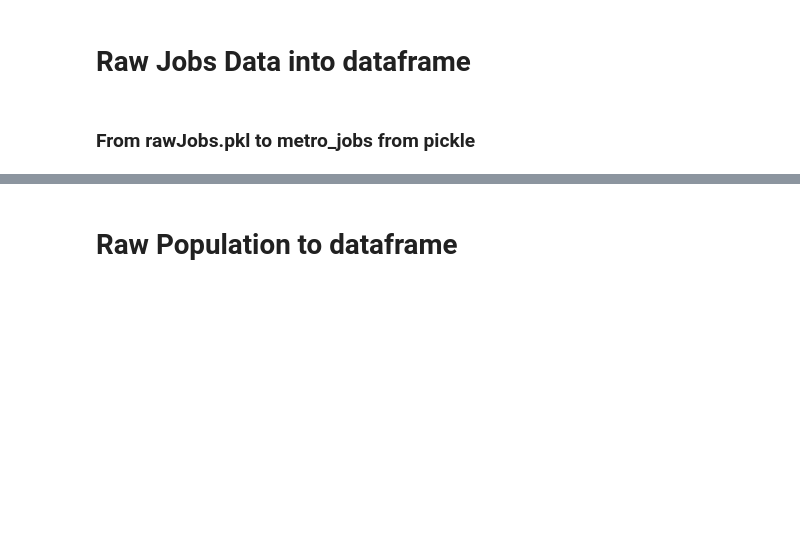
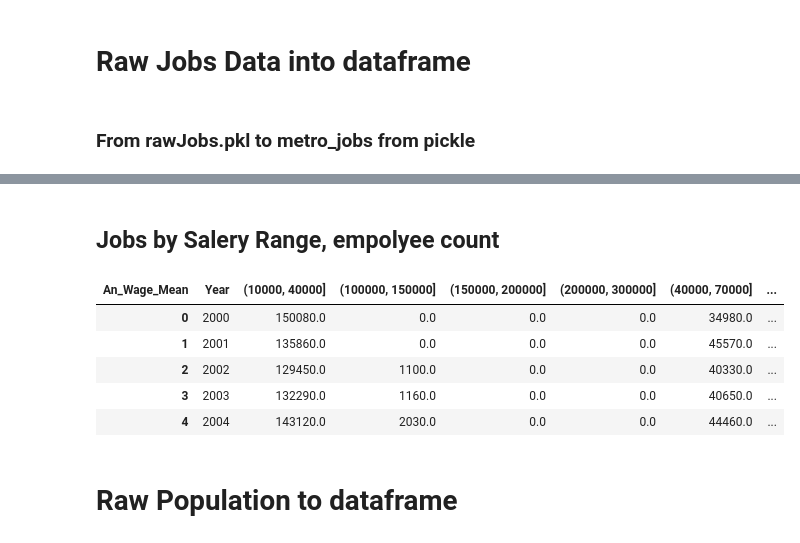
Before and after one commit to b-a-delight/Senior-Project, a Jupyter notebook: Raw_Data_Prep.ipynb, the cells around one changed output, grey strips where cells are left out. Saved outputs shown, nothing was run; the diff lists cells and outputs as text; code cells hidden in the pictures; blank space fills up the shorter version.

```diff
--- a/Raw_Data_Prep.ipynb
+++ b/Raw_Data_Prep.ipynb
@@ -301,0 +329,12 @@ metroJobs.dtypes
+# %%
+metroJobs = pd.read_pickle('metroJobs.pkl')
+
+jobsF = metroJobs[metroJobs['Occ_Sub_Cat_Code'] != '0000']
+jobsF = jobsF[jobsF['Occ_Title'] != 'All Occupations']
+jobsF = jobsF[jobsF['Occ_Title'] != 'Industry Total']
+
+jobsF2 = jobsF[['Year', 'Emp_Count' ,'An_Wage_Mean']]
+jobsF2 = jobsF2[np.isfinite(jobsF2['An_Wage_Mean'])]
+jobsF2['Emp_Count'] = jobsF2['Emp_Count'].fillna(0)
+
+jobsF2.head()
@@ -302,3 +348,24 @@ metroJobs.dtypes
+# %% [markdown]
+## Jobs by Salery Range, empolyee count
+# %%
+df = jobsF2.copy()
+
+
+jobsSalery = df.groupby([df.Year,pd.cut(df.An_Wage_Mean,[10000,40000,70000,100000,150000,200000,300000]).astype(str)])[['Emp_Count']].sum().reset_index()
+
+jobsSalery = pd.pivot(jobsSalery, values = 'Emp_Count', index = 'Year', columns = 'An_Wage_Mean')
+jobsSalery = jobsSalery.reset_index()
+jobsSalery = jobsSalery.replace(np.nan,0)
+
+jobsSalery.to_pickle('jobSalery.pkl')
+jobsSalery.head()
+# %% [output]
+| An_Wage_Mean | Year | (10000, 40000] | (100000, 150000] | (150000, 200000] | (200000, 300000] | (40000, 70000] | ... |
+| 0 | 2000 | 150080.0 | 0.0 | 0.0 | 0.0 | 34980.0 | ... |
+| 1 | 2001 | 135860.0 | 0.0 | 0.0 | 0.0 | 45570.0 | ... |
+| 2 | 2002 | 129450.0 | 1100.0 | 0.0 | 0.0 | 40330.0 | ... |
+| 3 | 2003 | 132290.0 | 1160.0 | 0.0 | 0.0 | 40650.0 | ... |
+| 4 | 2004 | 143120.0 | 2030.0 | 0.0 | 0.0 | 44460.0 | ... |
 # %% [markdown]
 # Raw Population to dataframe
 # %%
```
Also changed, not shown: parts of 21 cells of this notebook.
